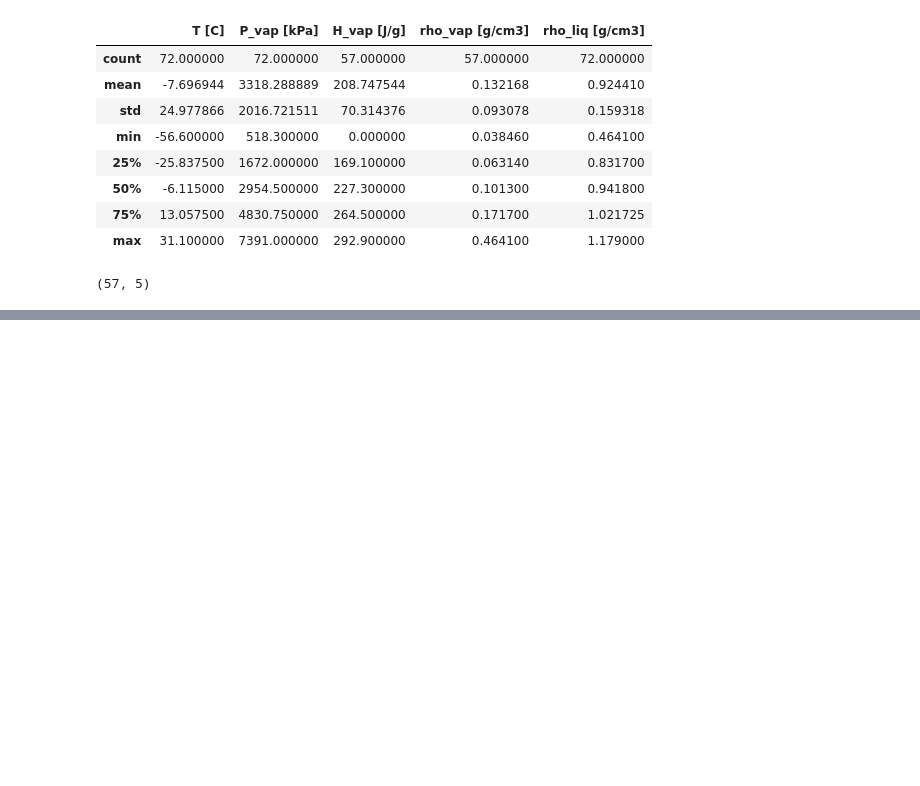
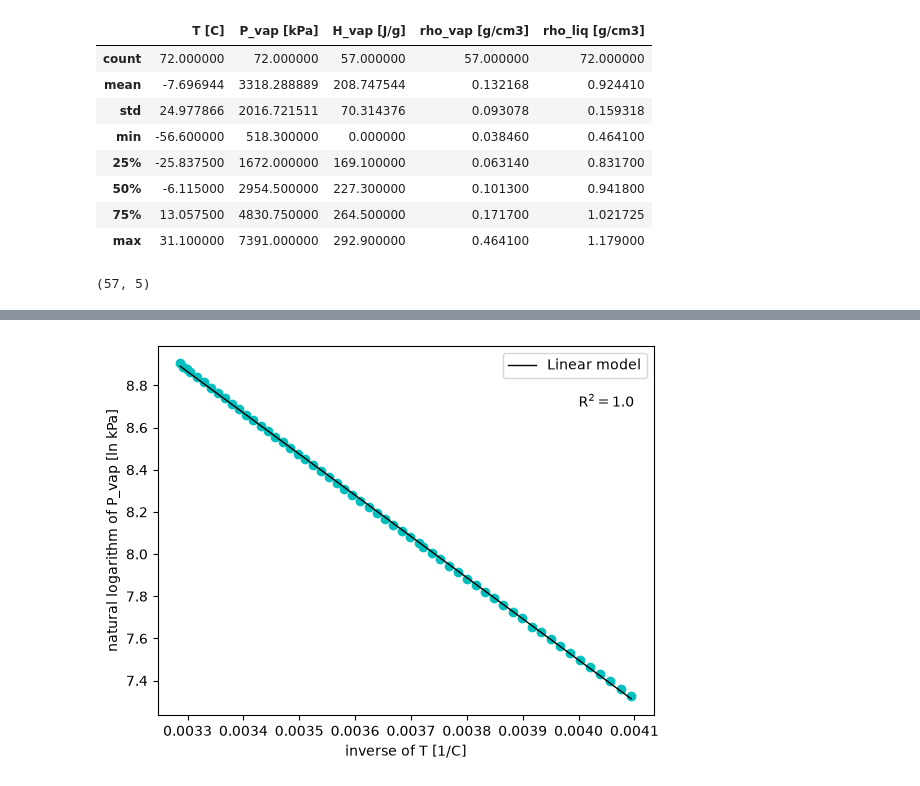
Before and after one commit to BoniYu/Deep-Neural-Network-for-VLE, a Jupyter notebook: notebook/eda.ipynb, the cells around one changed output, grey strips where cells are left out. Saved outputs shown, nothing was run; the diff lists cells and outputs as text; code cells hidden in the pictures; blank space fills up the shorter version.

```diff
--- a/notebook/eda.ipynb
+++ b/notebook/eda.ipynb
@@ -52,0 +98,23 @@ df.shape
+# %%
+# Using the Clausius-Clayperon equation
+
+ln_P = np.log(Ps)
+inv_T = 1/(Ts + 273.15)
+
+linear_regression = LinearRegression().fit(inv_T, ln_P)
+
+x_pred = np.linspace(min(inv_T), max(inv_T), 100)
+y_pred = linear_regression.predict(x_pred)
+R2 = linear_regression.score(inv_T, ln_P)
+
+
+plt.figure()
+plt.plot(inv_T, ln_P, 'co')
+plt.plot(x_pred, y_pred,'k', linewidth=1, label='Linear model')
+plt.text(0.004, 8.7, 'R$^2 = $' + str(np.round(R2, 3)))
+plt.xlabel('inverse of T [1/C]')
+plt.ylabel('natural logarithm of P_vap [ln kPa]')
+plt.legend()
+plt.show()
+# %% [output]
+[figure, added]
```
Also changed, not shown: parts of 4 cells of this notebook, 1 other file.
